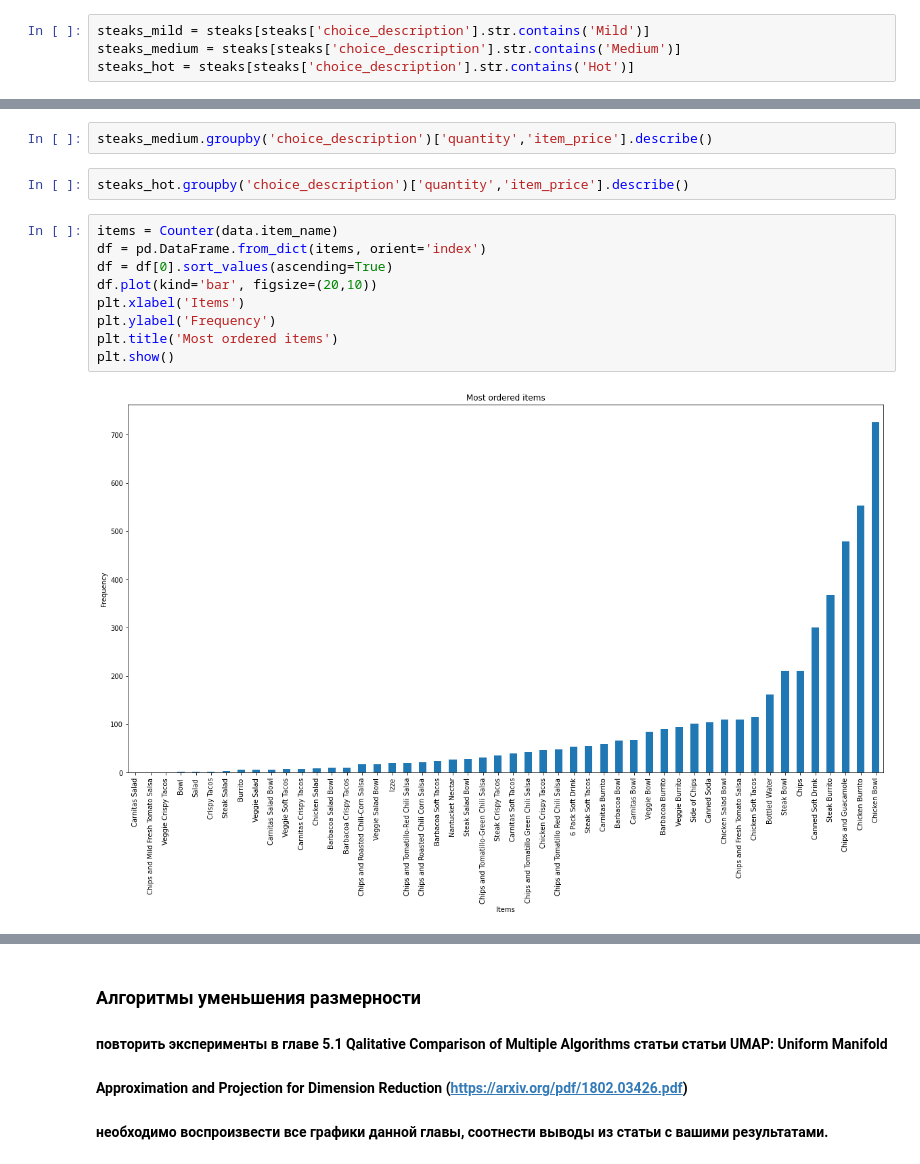
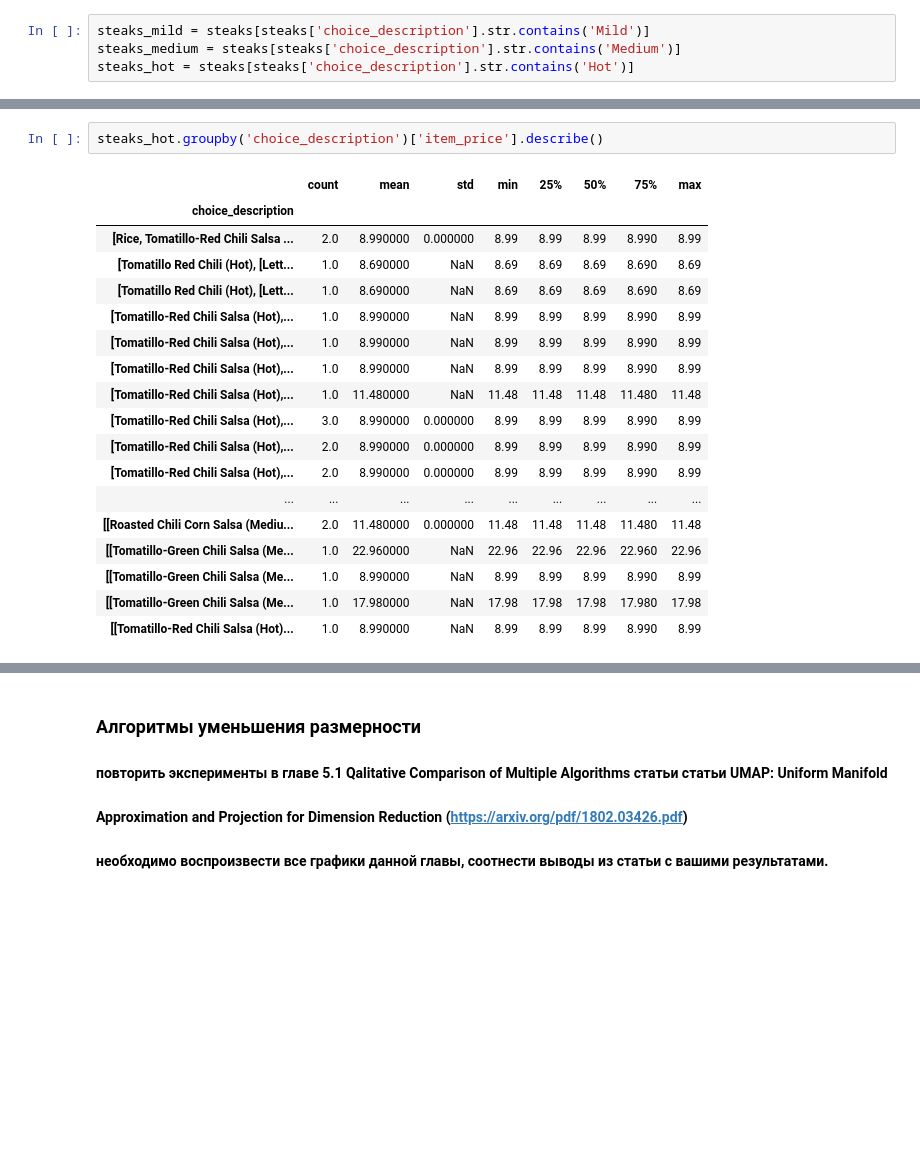
Before and after one commit to mohorka/Intelligent_System, a Jupyter notebook: Pandas&DimensionalityReduction.ipynb, the cells around one changed output, grey strips where cells are left out. Drawn from its saved outputs; the diff is of its cells as text; blank space fills up the shorter version.

```diff
--- a/Pandas&DimensionalityReduction.ipynb
+++ b/Pandas&DimensionalityReduction.ipynb
@@ -215,15 +292,21 @@ steaks_mild.groupby('choice_description')['quantity','item_price'].describe()
 # %%
-steaks_medium.groupby('choice_description')['quantity','item_price'].describe()
+steaks_hot.groupby('choice_description')['item_price'].describe()
+# %% [output]
+|  | count | mean | std | min | 25% | 50% | 75% | max |
+| choice_description |  |  |  |  |  |  |  |  |
+| [Rice, Tomatillo-Red Chili Salsa ... | 2.0 | 8.990000 | 0.000000 | 8.99 | 8.99 | 8.99 | 8.990 | 8.99 |
+| [Tomatillo Red Chili (Hot), [Lett... | 1.0 | 8.690000 | NaN | 8.69 | 8.69 | 8.69 | 8.690 | 8.69 |
+| [Tomatillo Red Chili (Hot), [Lett... | 1.0 | 8.690000 | NaN | 8.69 | 8.69 | 8.69 | 8.690 | 8.69 |
+| [Tomatillo-Red Chili Salsa (Hot),... | 1.0 | 8.990000 | NaN | 8.99 | 8.99 | 8.99 | 8.990 | 8.99 |
+| [Tomatillo-Red Chili Salsa (Hot),... | 1.0 | 8.990000 | NaN | 8.99 | 8.99 | 8.99 | 8.990 | 8.99 |
+| [Tomatillo-Red Chili Salsa (Hot),... | 1.0 | 8.990000 | NaN | 8.99 | 8.99 | 8.99 | 8.990 | 8.99 |
+| [Tomatillo-Red Chili Salsa (Hot),... | 1.0 | 11.480000 | NaN | 11.48 | 11.48 | 11.48 | 11.480 | 11.48 |
+| [Tomatillo-Red Chili Salsa (Hot),... | 3.0 | 8.990000 | 0.000000 | 8.99 | 8.99 | 8.99 | 8.990 | 8.99 |
+| [Tomatillo-Red Chili Salsa (Hot),... | 2.0 | 8.990000 | 0.000000 | 8.99 | 8.99 | 8.99 | 8.990 | 8.99 |
+| [Tomatillo-Red Chili Salsa (Hot),... | 2.0 | 8.990000 | 0.000000 | 8.99 | 8.99 | 8.99 | 8.990 | 8.99 |
+| ... | ... | ... | ... | ... | ... | ... | ... | ... |
+| [[Roasted Chili Corn Salsa (Mediu... | 2.0 | 11.480000 | 0.000000 | 11.48 | 11.48 | 11.48 | 11.480 | 11.48 |
+| [[Tomatillo-Green Chili Salsa (Me... | 1.0 | 22.960000 | NaN | 22.96 | 22.96 | 22.96 | 22.960 | 22.96 |
+| [[Tomatillo-Green Chili Salsa (Me... | 1.0 | 8.990000 | NaN | 8.99 | 8.99 | 8.99 | 8.990 | 8.99 |
+| [[Tomatillo-Green Chili Salsa (Me... | 1.0 | 17.980000 | NaN | 17.98 | 17.98 | 17.98 | 17.980 | 17.98 |
+| [[Tomatillo-Red Chili Salsa (Hot)... | 1.0 | 8.990000 | NaN | 8.99 | 8.99 | 8.99 | 8.990 | 8.99 |
-# %%
-steaks_hot.groupby('choice_description')['quantity','item_price'].describe()
-# %%
-items = Counter(data.item_name)
-df = pd.DataFrame.from_dict(items, orient='index')
-df = df[0].sort_values(ascending=True)
-df.plot(kind='bar', figsize=(20,10))
-plt.xlabel('Items')
-plt.ylabel('Frequency')
-plt.title('Most ordered items')
-plt.show()
-# %% [output]
-[figure, removed]
```
Also changed, not shown: parts of 32 cells of this notebook.
